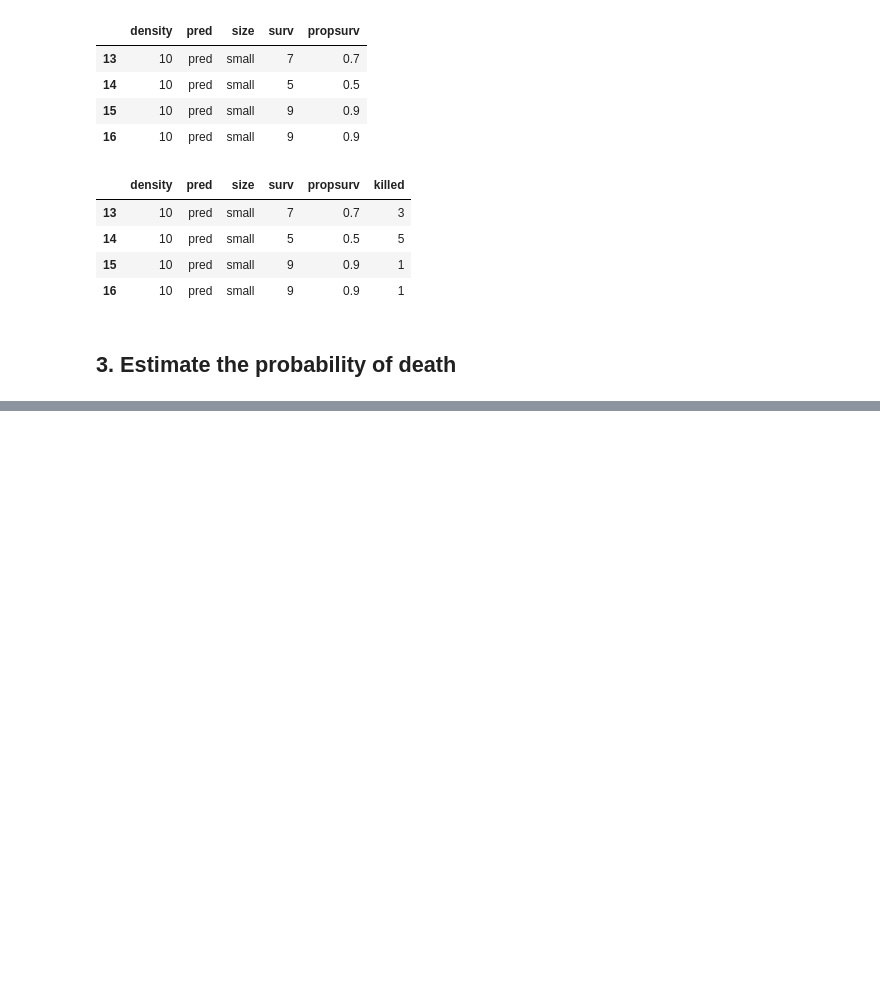
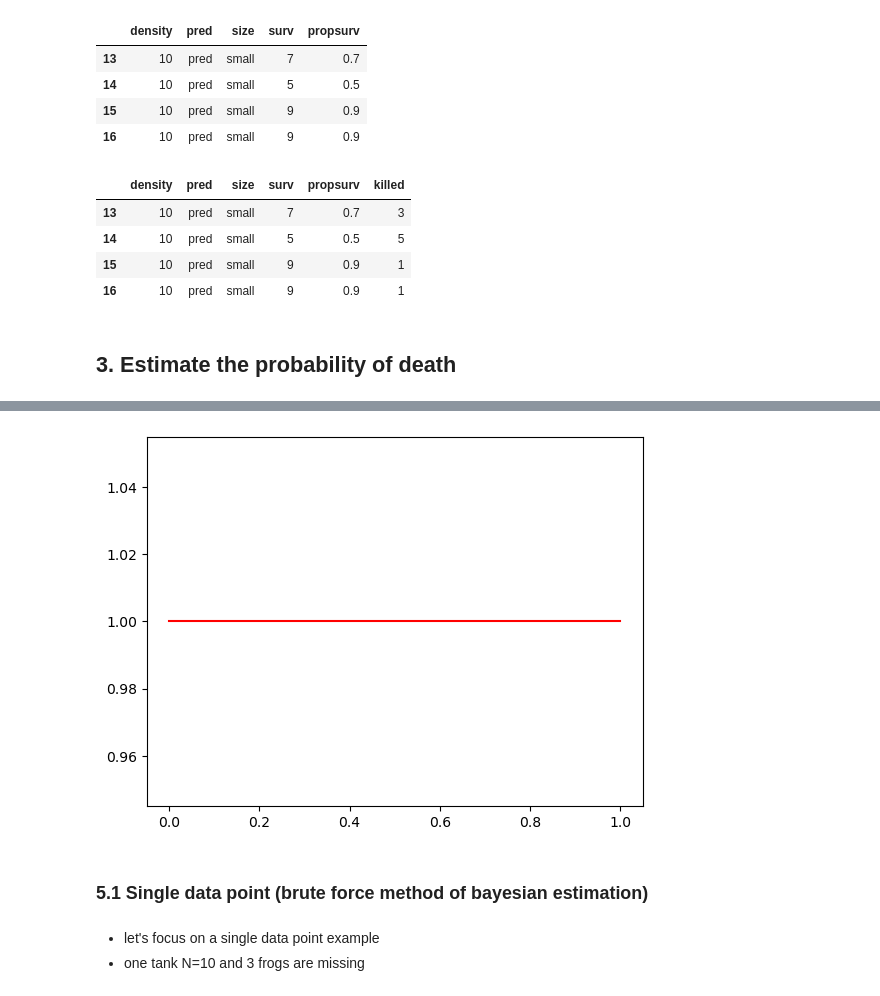
Before and after one commit to mikjf/statistics_and_experimental_design, a Jupyter notebook: frogs_survival_likelihood.ipynb, the cells around one changed output, grey strips where cells are left out. Cells and saved outputs as stored; diff of their text form; code cells hidden in the pictures; blank space fills up the shorter version.

```diff
--- a/frogs_survival_likelihood.ipynb
+++ b/frogs_survival_likelihood.ipynb
@@ -67,0 +215,14 @@ rf_sub
+# %%
+# non-informative beta prior
+p_vec = np.arange(0, 1.01, step=0.01)
+p_beta = beta.pdf(p_vec, 1, 1)
+
+# plot
+plt.plot(p_vec, p_beta, "r");
+# %% [output]
+[figure, added]
+# %% [markdown]
+### 5.1 Single data point (brute force method of bayesian estimation)
+# %% [markdown]
+- let's focus on a single data point example
+- one tank N=10 and 3 frogs are missing
```
Also changed, not shown: parts of 47 cells of this notebook.
